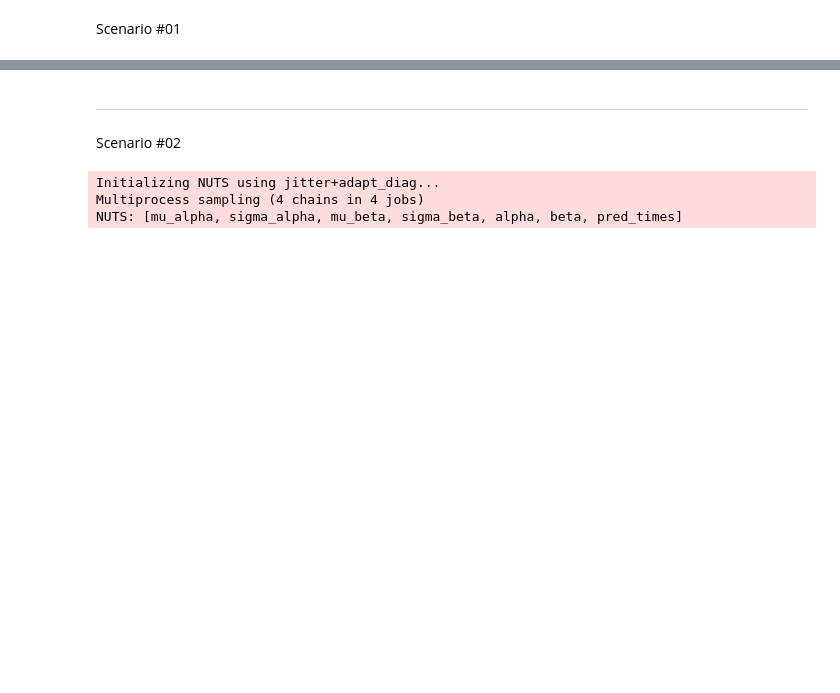
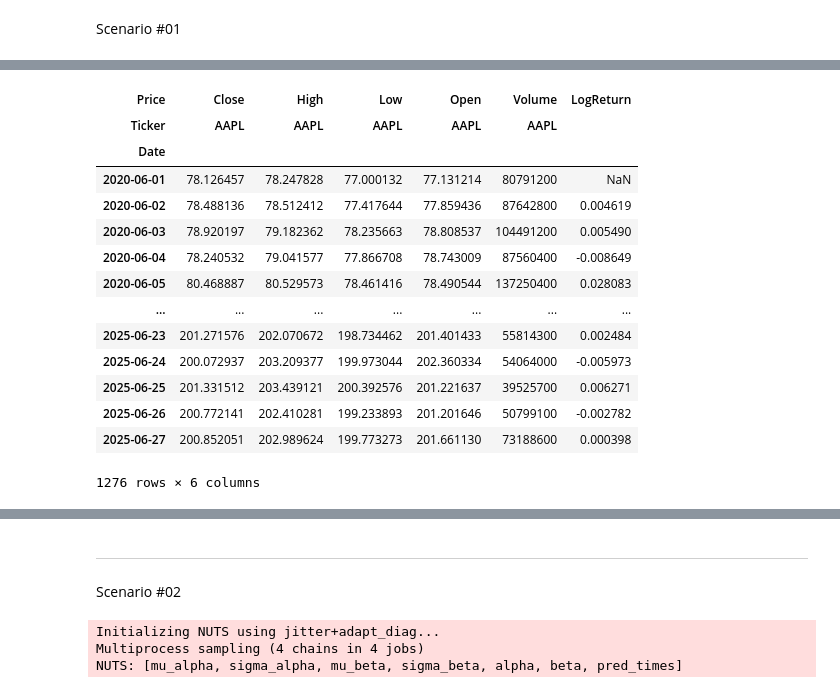
Before and after one commit to hyun95roh/bayesian_analysis, a Jupyter notebook: data/scenarios_1to4.ipynb, the cells around one changed output, grey strips where cells are left out. Cells and saved outputs as stored; diff of their text form; code cells hidden in the pictures; blank space fills up the shorter version.

```diff
--- a/data/scenarios_1to4.ipynb
+++ b/data/scenarios_1to4.ipynb
@@ -1,2 +79,9 @@
 # %% [markdown]
 Scenario #01
+# %%
+import yfinance as yf
+import pandas as pd
+import numpy as np
+
+# 1. Load Data
+df = yf.download('AAPL', start='2020-06-01', end='2025-06-30')  # New timeframe: June 2020–June 2025
@@ -3,3 +109,24 @@ Scenario #01
+# %%
+df['LogReturn'] = np.log(df['Close'].values / df['Close'].shift(1).values)
+returns = df['LogReturn'].dropna().values  # ~1250 daily returns
+
+df
+# %% [output]
+| Price | Close | High | Low | Open | Volume | LogReturn |
+| Ticker | AAPL | AAPL | AAPL | AAPL | AAPL |  |
+| Date |  |  |  |  |  |  |
+| 2020-06-01 | 78.126457 | 78.247828 | 77.000132 | 77.131214 | 80791200 | NaN |
+| 2020-06-02 | 78.488136 | 78.512412 | 77.417644 | 77.859436 | 87642800 | 0.004619 |
+| 2020-06-03 | 78.920197 | 79.182362 | 78.235663 | 78.808537 | 104491200 | 0.005490 |
+| 2020-06-04 | 78.240532 | 79.041577 | 77.866708 | 78.743009 | 87560400 | -0.008649 |
+| 2020-06-05 | 80.468887 | 80.529573 | 78.461416 | 78.490544 | 137250400 | 0.028083 |
+| ... | ... | ... | ... | ... | ... | ... |
+| 2025-06-23 | 201.271576 | 202.070672 | 198.734462 | 201.401433 | 55814300 | 0.002484 |
+| 2025-06-24 | 200.072937 | 203.209377 | 199.973044 | 202.360334 | 54064000 | -0.005973 |
+| 2025-06-25 | 201.331512 | 203.439121 | 200.392576 | 201.221637 | 39525700 | 0.006271 |
+| 2025-06-26 | 200.772141 | 202.410281 | 199.233893 | 201.201646 | 50799100 | -0.002782 |
+| 2025-06-27 | 200.852051 | 202.989624 | 199.773273 | 201.661130 | 73188600 | 0.000398 |
+1276 rows × 6 columns
 # %%
 import yfinance as yf
 import pandas as pd
```
Also changed, not shown: parts of 10 cells of this notebook, 24 other files.
